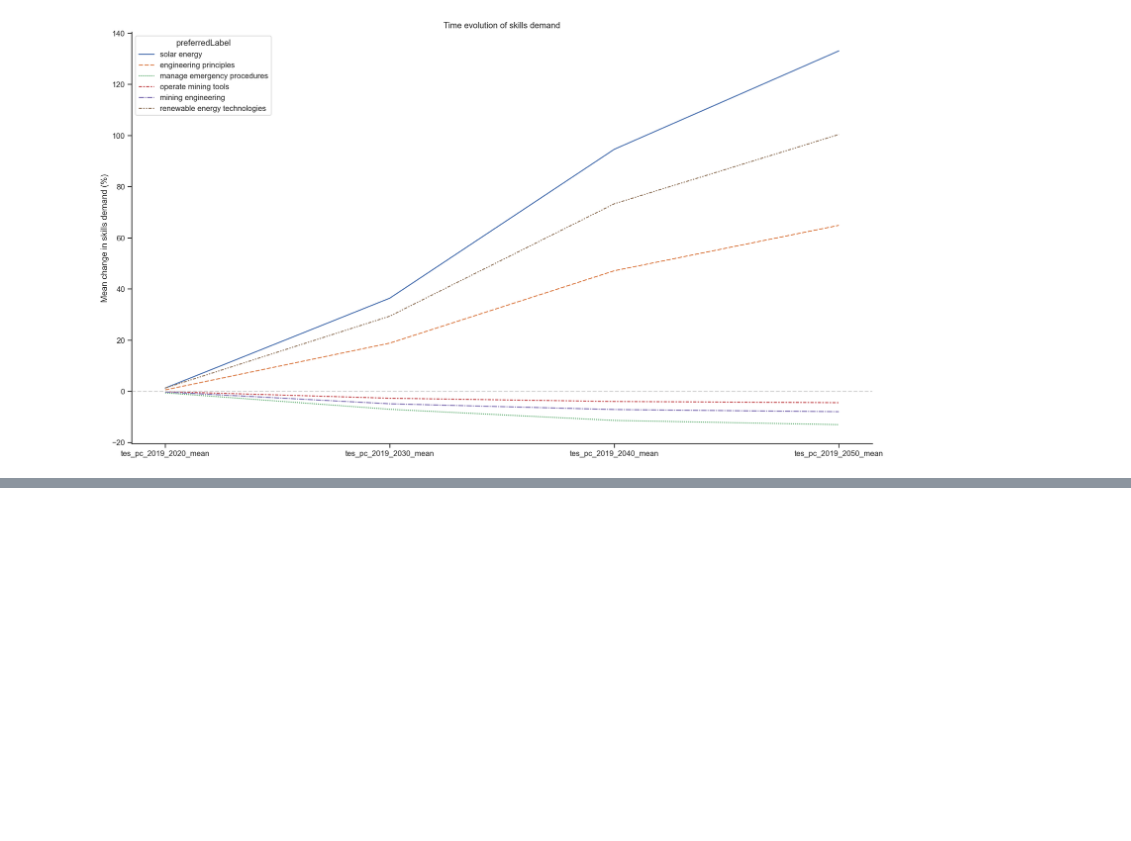
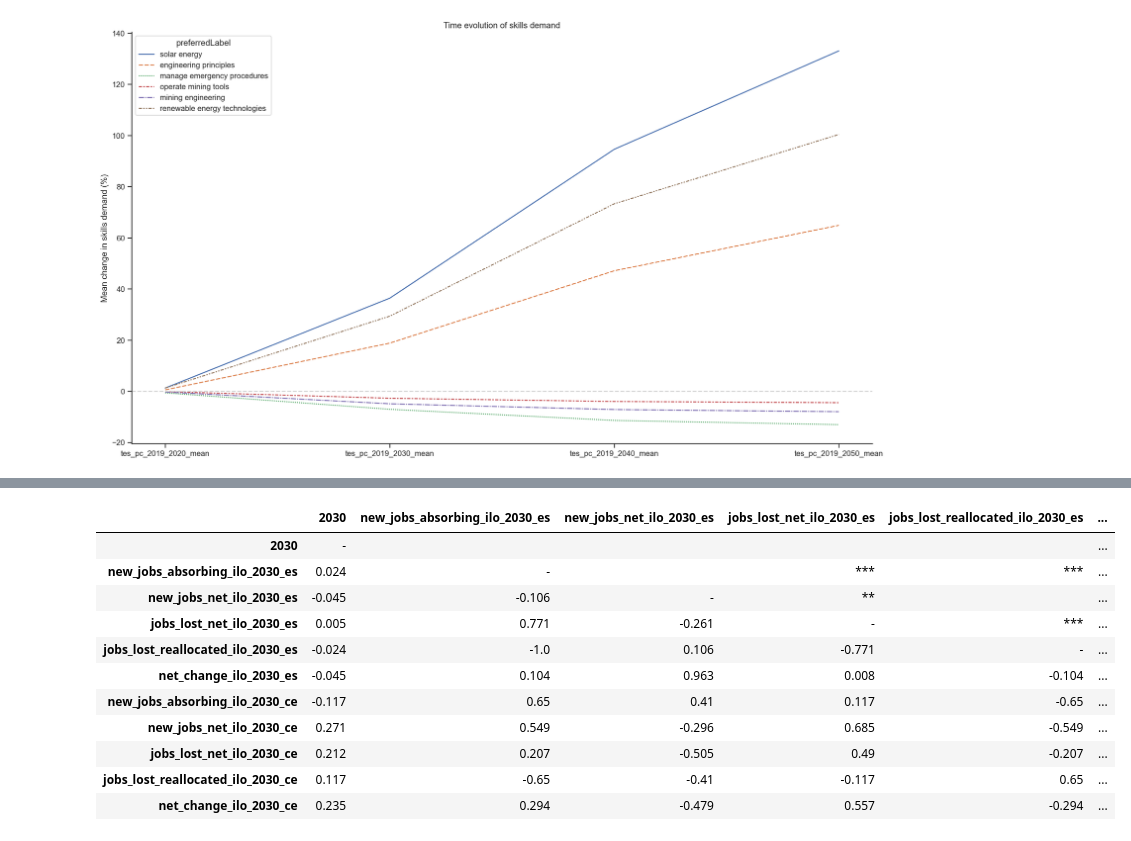
Before and after one commit to derpyninja/rejet, a Jupyter notebook: notebooks/15-fz-iea-scenario.ipynb, the cells around one changed output, grey strips where cells are left out. Drawn from its saved outputs; the diff is of its cells as text; code cells hidden in the pictures; blank space fills up the shorter version.

```diff
--- a/notebooks/15-fz-iea-scenario.ipynb
+++ b/notebooks/15-fz-iea-scenario.ipynb
@@ -263,0 +392,6 @@ array([0, 0, 0, 0, 0, 0, 0])
+# %%
+import pingouin as pg
+
+pval_stars = {0.01: '***', 0.05: '**', 0.1: '*'}
+corr_pearson = df_merged.rcorr(method="pearson", pval_stars=pval_stars)
+corr_spearman = df_merged.rcorr(method="spearman", pval_stars=pval_stars)
@@ -263,0 +461,15 @@ array([0, 0, 0, 0, 0, 0, 0])
+# %%
+df_merged2.rcorr(method="pearson", pval_stars=pval_stars)
+# %% [output]
+|  | 2030 | new_jobs_absorbing_ilo_2030_es | new_jobs_net_ilo_2030_es | jobs_lost_net_ilo_2030_es | jobs_lost_reallocated_ilo_2030_es | ... |
+| 2030 | - |  |  |  |  | ... |
+| new_jobs_absorbing_ilo_2030_es | 0.024 | - |  | *** | *** | ... |
+| new_jobs_net_ilo_2030_es | -0.045 | -0.106 | - | ** |  | ... |
+| jobs_lost_net_ilo_2030_es | 0.005 | 0.771 | -0.261 | - | *** | ... |
+| jobs_lost_reallocated_ilo_2030_es | -0.024 | -1.0 | 0.106 | -0.771 | - | ... |
+| net_change_ilo_2030_es | -0.045 | 0.104 | 0.963 | 0.008 | -0.104 | ... |
+| new_jobs_absorbing_ilo_2030_ce | -0.117 | 0.65 | 0.41 | 0.117 | -0.65 | ... |
+| new_jobs_net_ilo_2030_ce | 0.271 | 0.549 | -0.296 | 0.685 | -0.549 | ... |
+| jobs_lost_net_ilo_2030_ce | 0.212 | 0.207 | -0.505 | 0.49 | -0.207 | ... |
+| jobs_lost_reallocated_ilo_2030_ce | 0.117 | -0.65 | -0.41 | -0.117 | 0.65 | ... |
+| net_change_ilo_2030_ce | 0.235 | 0.294 | -0.479 | 0.557 | -0.294 | ... |
```
Also changed, not shown: parts of 15 cells of this notebook, 1 other file.
